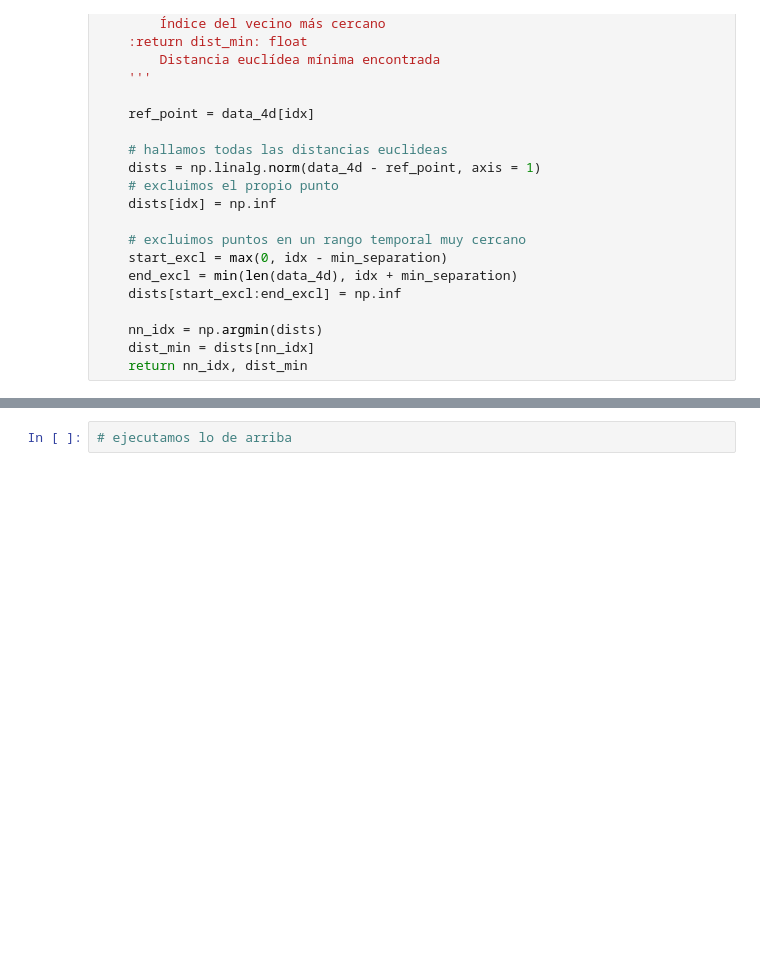
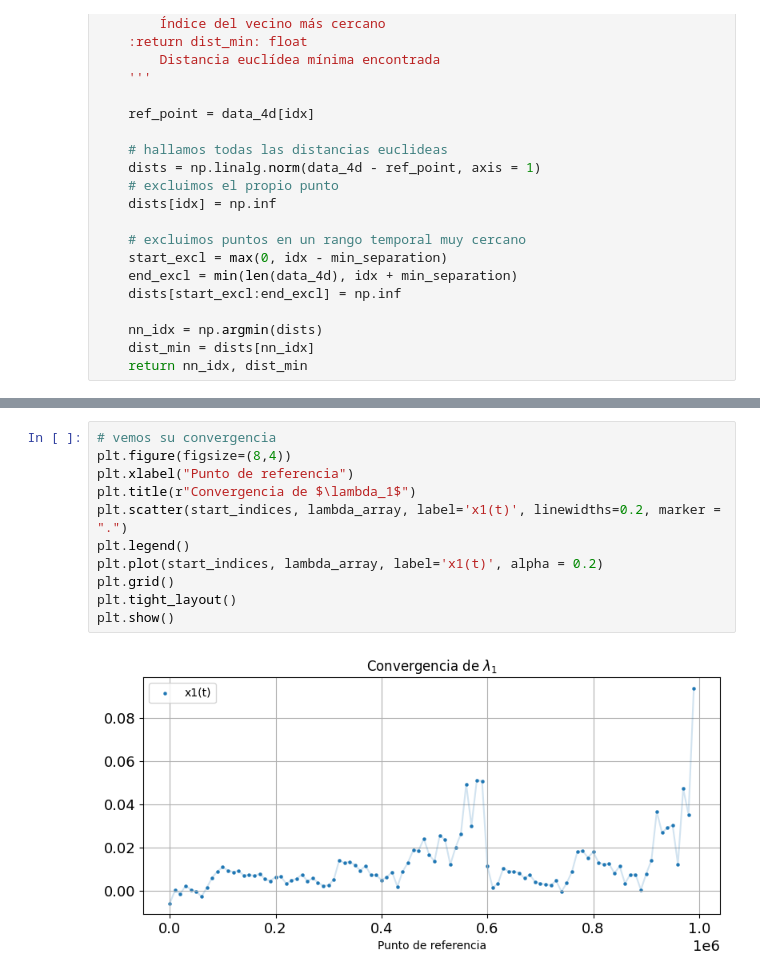
Before and after one commit to jenriquezafra/TFG, a Jupyter notebook: clasical_model.ipynb, the cells around one changed output, grey strips where cells are left out. Drawn from its saved outputs; the diff is of its cells as text; blank space fills up the shorter version.

```diff
--- a/clasical_model.ipynb
+++ b/clasical_model.ipynb
@@ -702,2 +864,13 @@ IndexError: index 50 is out of bounds for axis 0 with size 4
 # %%
-# ejecutamos lo de arriba
+# vemos su convergencia
+plt.figure(figsize=(8,4))
+plt.xlabel("Punto de referencia")
+plt.title(r"Convergencia de $\lambda_1$")
+plt.scatter(start_indices, lambda_array, label='x1(t)', linewidths=0.2, marker = ".")
+plt.legend()
+plt.plot(start_indices, lambda_array, label='x1(t)', alpha = 0.2)
+plt.grid()
+plt.tight_layout()
+plt.show()
+# %% [output]
+[figure, added]
```
Also changed, not shown: parts of 27 cells of this notebook.
